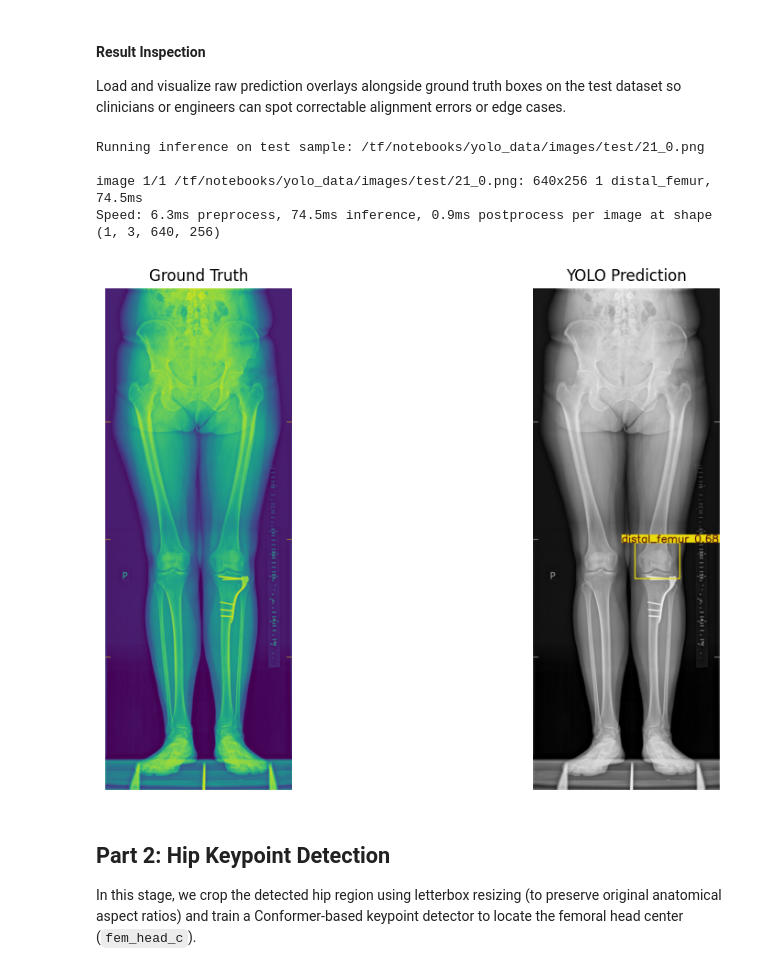
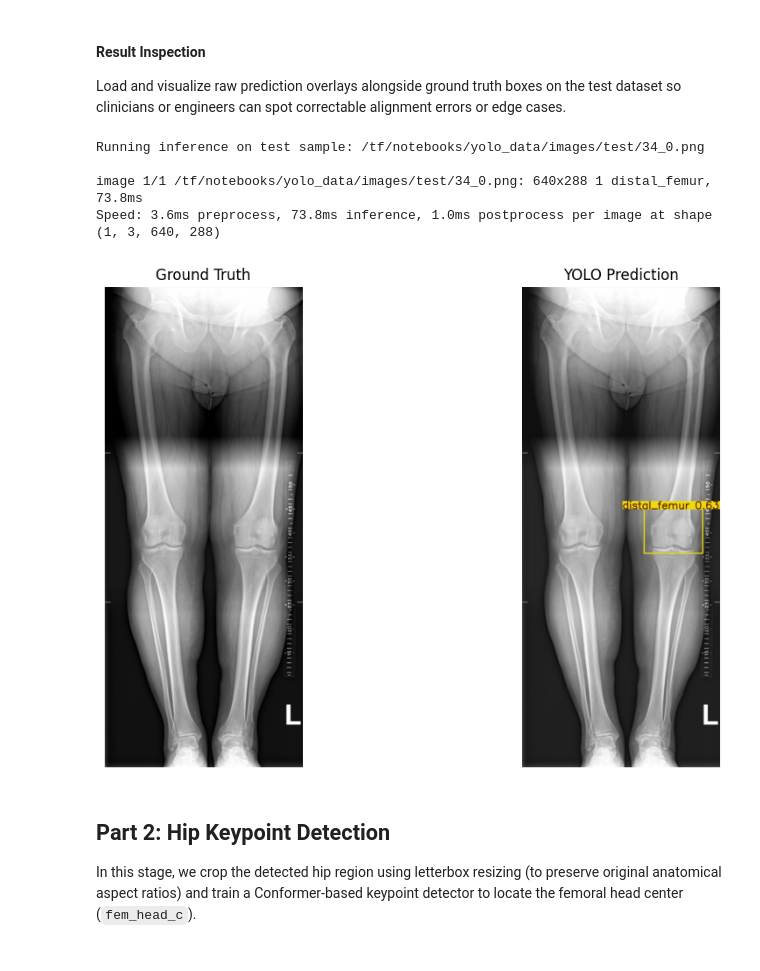
Before and after one commit to nearlyphd/conformer-hto, a Jupyter notebook: notebooks/dfo_correction_angles.ipynb, the cells around one changed output. Cells and saved outputs as stored; diff of their text form; code cells hidden in the pictures.

```diff
--- a/notebooks/dfo_correction_angles.ipynb
+++ b/notebooks/dfo_correction_angles.ipynb
@@ -47,7 +47,8 @@ CLASSES = ["hip", "distal_femur", "ankle"]
 SPLIT_RATIOS = (0.8, 0.1, 0.1)  # 80% Train, 10% Validation, 10% Test
 
 # Model Hyperparameters
-EPOCHS = 100
+OD_EPOCHS = 100
+HIP_EPOCHS = 10
 IMGSZ = 640
 BATCH_SIZE = 16
 # %% [markdown]
@@ -260,7 +261,7 @@ Execute the primary training routine using our configuration YAML and predefined
 print("Starting YOLO training loop...")
 results = model.train(
     data=data_yaml_path,
-    epochs=EPOCHS,
+    epochs=OD_EPOCHS,
     imgsz=IMGSZ,
     batch=BATCH_SIZE,
     device=0,
@@ -395,38 +396,38 @@ Load and visualize raw prediction overlays alongside ground truth boxes on the t
 with open(os.path.join("yolo_data", "test.txt"), "r") as f:
     test_images = f.read().splitlines()
 
 if test_images:
     sample_img = random.choice(test_images)
     print(f"Running inference on test sample: {sample_img}")
 
     # Run model prediction
     pred = model(sample_img)
 
     # Display results side-by-side
     fig, (ax_gt, ax_pred) = plt.subplots(1, 2, figsize=(12, 6))
 
     # Ground truth display
     img_pil = Image.open(sample_img)
-    ax_gt.imshow(img_pil)
+    ax_gt.imshow(img_pil, cmap="gray")
     ax_gt.set_title("Ground Truth")
     ax_gt.axis("off")
 
     # Predicted rendering using ultralytics native plotting
     res_plotted = pred[0].plot()
     ax_pred.imshow(res_plotted)
     ax_pred.set_title("YOLO Prediction")
     ax_pred.axis("off")
 
     plt.tight_layout()
     plt.show()
 else:
     print("No test images found.")
 # %% [output]
-Running inference on test sample: /tf/notebooks/yolo_data/images/test/21_0.png
+Running inference on test sample: /tf/notebooks/yolo_data/images/test/34_0.png
 
-image 1/1 /tf/notebooks/yolo_data/images/test/21_0.png: 640x256 1 distal_femur, 74.5ms
-Speed: 6.3ms preprocess, 74.5ms inference, 0.9ms postprocess per image at shape (1, 3, 640, 256)
+image 1/1 /tf/notebooks/yolo_data/images/test/34_0.png: 640x288 1 distal_femur, 73.8ms
+Speed: 3.6ms preprocess, 73.8ms inference, 1.0ms postprocess per image at shape (1, 3, 640, 288)
-[figure, old version]
+[figure, new version]
 # %% [markdown]
 ## Part 2: Hip Keypoint Detection
 
```
Also changed, not shown: parts of 5 cells of this notebook.
